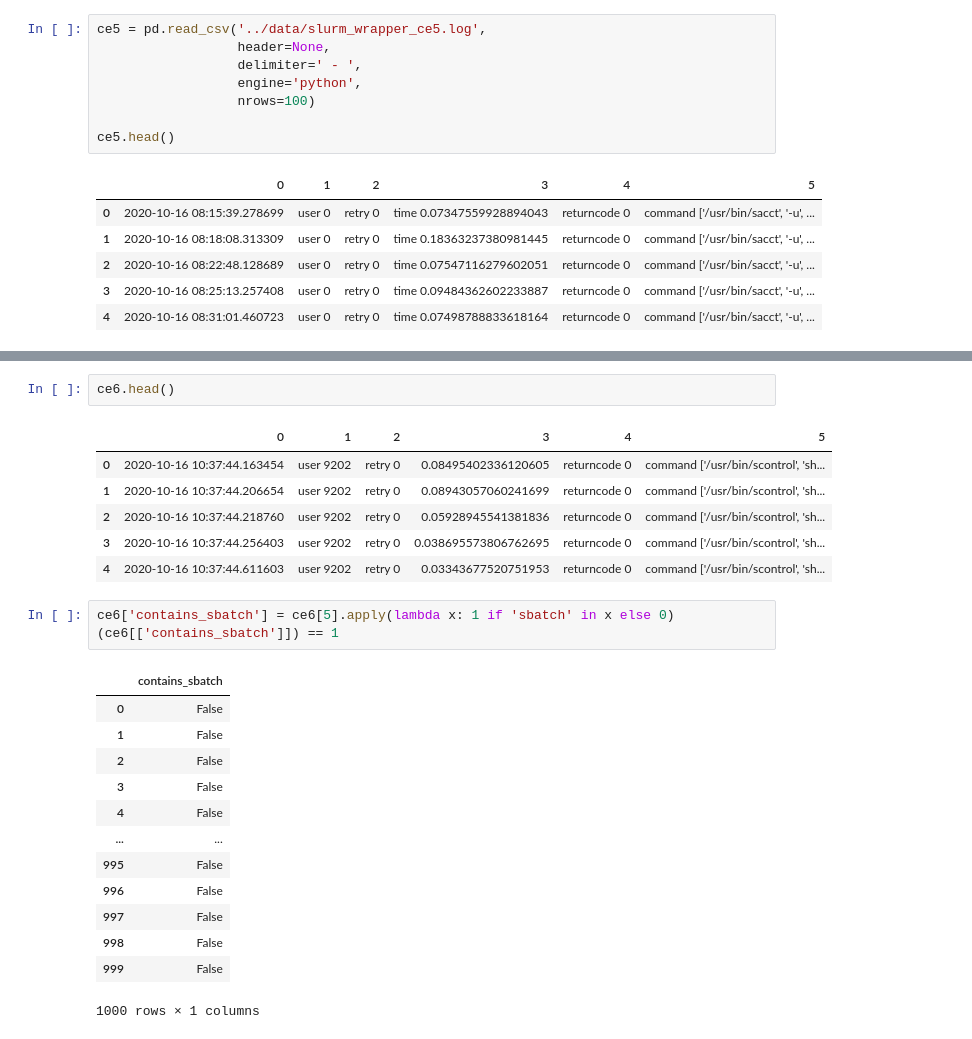
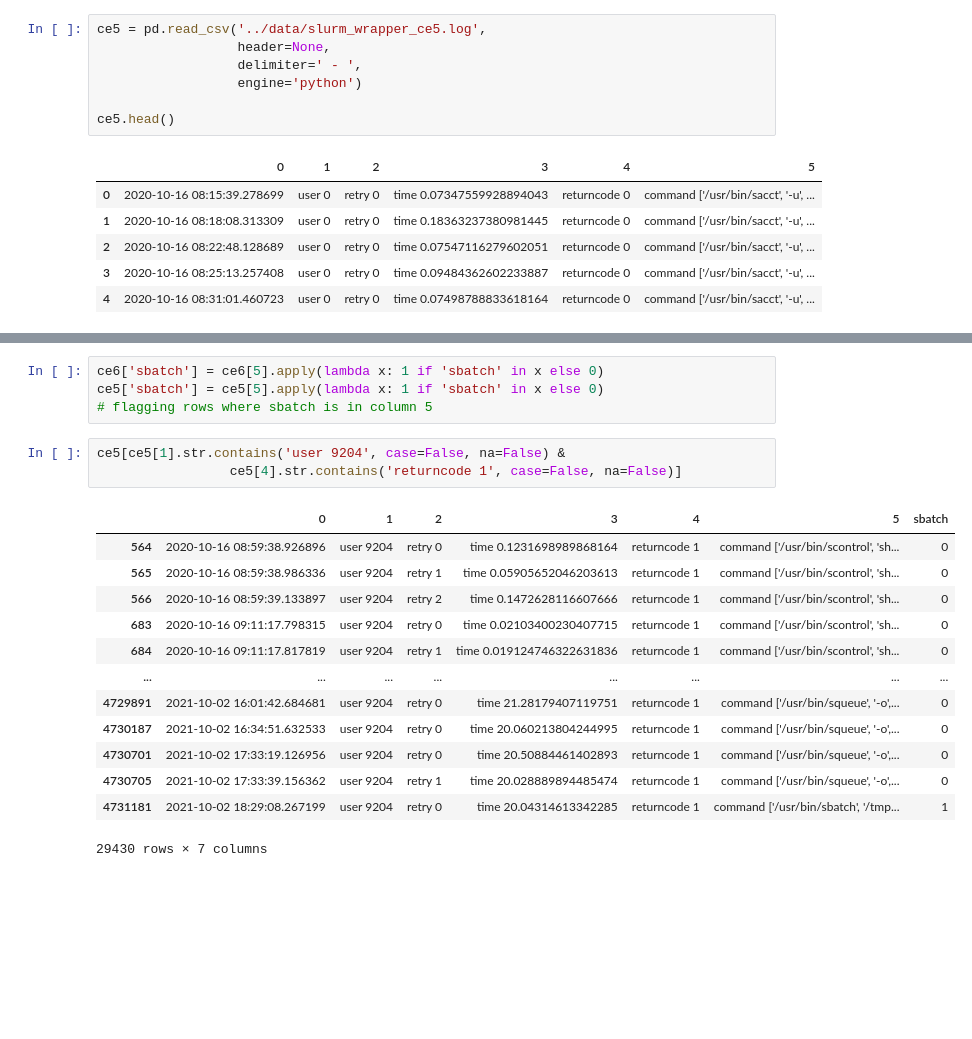
Before and after one commit to nss-data-science-cohort-8/nss-data-science-cohort-8-classroom-accre-accre, a Jupyter notebook: notebooks/vt_data_exp.ipynb, the cells around one changed output, grey strips where cells are left out. Cells and saved outputs as stored; diff of their text form; blank space fills up the shorter version.

```diff
--- a/notebooks/vt_data_exp.ipynb
+++ b/notebooks/vt_data_exp.ipynb
@@ -19,8 +22,7 @@ jobs[jobs['JOBID'] == '24996206']
 ce5 = pd.read_csv('../data/slurm_wrapper_ce5.log',
                   header=None,
                   delimiter=' - ',
-                  engine='python',
-                  nrows=100)
+                  engine='python')
 
 ce5.head()
 # %% [output]
@@ -45,29 +46,24 @@ ce6.head()
 | 2 | 2020-10-16 10:37:44.218760 | user 9202 | retry 0 | time 0.05928945541381836 | returncode 0 | command ['/usr/bin/scontrol', 'sh... |
 | 3 | 2020-10-16 10:37:44.256403 | user 9202 | retry 0 | time 0.038695573806762695 | returncode 0 | command ['/usr/bin/scontrol', 'sh... |
 | 4 | 2020-10-16 10:37:44.611603 | user 9202 | retry 0 | time 0.03343677520751953 | returncode 0 | command ['/usr/bin/scontrol', 'sh... |
-# %%
-ce6.head()
-# %% [output]
-|  | 0 | 1 | 2 | 3 | 4 | 5 |
-| 0 | 2020-10-16 10:37:44.163454 | user 9202 | retry 0 | 0.08495402336120605 | returncode 0 | command ['/usr/bin/scontrol', 'sh... |
-| 1 | 2020-10-16 10:37:44.206654 | user 9202 | retry 0 | 0.08943057060241699 | returncode 0 | command ['/usr/bin/scontrol', 'sh... |
-| 2 | 2020-10-16 10:37:44.218760 | user 9202 | retry 0 | 0.05928945541381836 | returncode 0 | command ['/usr/bin/scontrol', 'sh... |
-| 3 | 2020-10-16 10:37:44.256403 | user 9202 | retry 0 | 0.038695573806762695 | returncode 0 | command ['/usr/bin/scontrol', 'sh... |
-| 4 | 2020-10-16 10:37:44.611603 | user 9202 | retry 0 | 0.03343677520751953 | returncode 0 | command ['/usr/bin/scontrol', 'sh... |
 # %%
-ce6['contains_sbatch'] = ce6[5].apply(lambda x: 1 if 'sbatch' in x else 0)
-(ce6[['contains_sbatch']]) == 1
+ce6['sbatch'] = ce6[5].apply(lambda x: 1 if 'sbatch' in x else 0)
+ce5['sbatch'] = ce5[5].apply(lambda x: 1 if 'sbatch' in x else 0)
+# flagging rows where sbatch is in column 5
-# %% [output]
-|  | contains_sbatch |
-| 0 | False |
-| 1 | False |
-| 2 | False |
-| 3 | False |
-| 4 | False |
-| ... | ... |
-| 995 | False |
-| 996 | False |
-| 997 | False |
-| 998 | False |
-| 999 | False |
-1000 rows × 1 columns
+# %%
+ce5[ce5[1].str.contains('user 9204', case=False, na=False) &
+                 ce5[4].str.contains('returncode 1', case=False, na=False)]
+# %% [output]
+|  | 0 | 1 | 2 | 3 | 4 | 5 | sbatch |
+| 564 | 2020-10-16 08:59:38.926896 | user 9204 | retry 0 | time 0.1231698989868164 | returncode 1 | command ['/usr/bin/scontrol', 'sh... | 0 |
+| 565 | 2020-10-16 08:59:38.986336 | user 9204 | retry 1 | time 0.05905652046203613 | returncode 1 | command ['/usr/bin/scontrol', 'sh... | 0 |
+| 566 | 2020-10-16 08:59:39.133897 | user 9204 | retry 2 | time 0.1472628116607666 | returncode 1 | command ['/usr/bin/scontrol', 'sh... | 0 |
+| 683 | 2020-10-16 09:11:17.798315 | user 9204 | retry 0 | time 0.02103400230407715 | returncode 1 | command ['/usr/bin/scontrol', 'sh... | 0 |
+| 684 | 2020-10-16 09:11:17.817819 | user 9204 | retry 1 | time 0.019124746322631836 | returncode 1 | command ['/usr/bin/scontrol', 'sh... | 0 |
+| ... | ... | ... | ... | ... | ... | ... | ... |
+| 4729891 | 2021-10-02 16:01:42.684681 | user 9204 | retry 0 | time 21.28179407119751 | returncode 1 | command ['/usr/bin/squeue', '-o',... | 0 |
+| 4730187 | 2021-10-02 16:34:51.632533 | user 9204 | retry 0 | time 20.060213804244995 | returncode 1 | command ['/usr/bin/squeue', '-o',... | 0 |
+| 4730701 | 2021-10-02 17:33:19.126956 | user 9204 | retry 0 | time 20.50884461402893 | returncode 1 | command ['/usr/bin/squeue', '-o',... | 0 |
+| 4730705 | 2021-10-02 17:33:39.156362 | user 9204 | retry 1 | time 20.028889894485474 | returncode 1 | command ['/usr/bin/squeue', '-o',... | 0 |
+| 4731181 | 2021-10-02 18:29:08.267199 | user 9204 | retry 0 | time 20.04314613342285 | returncode 1 | command ['/usr/bin/sbatch', '/tmp... | 1 |
+29430 rows × 7 columns
```
Also changed, not shown: parts of 15 cells of this notebook, 2 other files.
